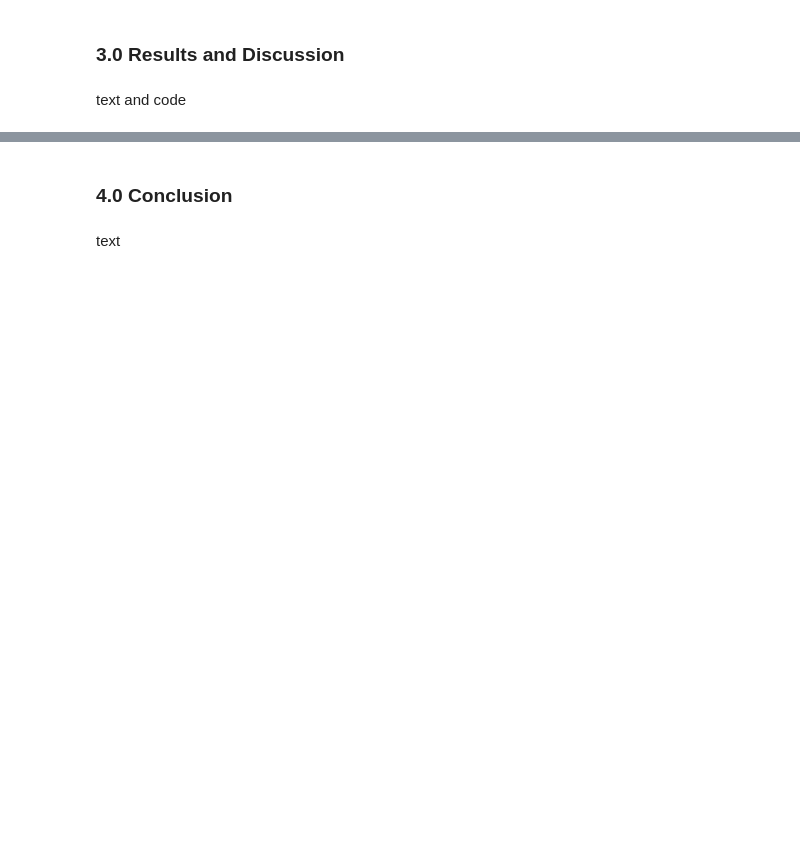
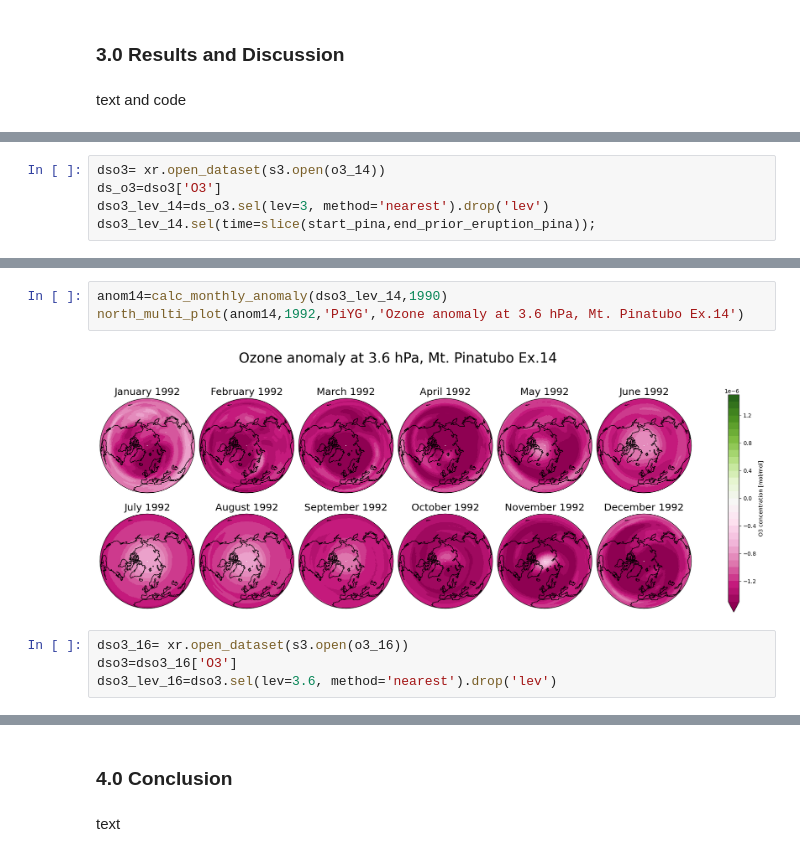
Before and after one commit to eScience-course/Tjaernoe2022-group2, a Jupyter notebook: Sigrid/Report.ipynb, the cells around one changed output, grey strips where cells are left out. Drawn from its saved outputs; the diff is of its cells as text; blank space fills up the shorter version.

Commit message:
Fikk koden til å virke for pinatubo men ikke for krakatao what

```diff
--- a/Sigrid/Report.ipynb
+++ b/Sigrid/Report.ipynb
@@ -120,0 +162,5 @@ text and code
+# %%
+dso3= xr.open_dataset(s3.open(o3_14))
+ds_o3=dso3['O3']
+dso3_lev_14=ds_o3.sel(lev=3, method='nearest').drop('lev')
+dso3_lev_14.sel(time=slice(start_pina,end_prior_eruption_pina));
@@ -120,0 +182,9 @@ text and code
+# %%
+anom14=calc_monthly_anomaly(dso3_lev_14,1990)
+north_multi_plot(anom14,1992,'PiYG','Ozone anomaly at 3.6 hPa, Mt. Pinatubo Ex.14')
+# %% [output]
+[figure, added]
+# %%
+dso3_16= xr.open_dataset(s3.open(o3_16))
+dso3=dso3_16['O3']
+dso3_lev_16=dso3.sel(lev=3.6, method='nearest').drop('lev')
```
Also changed, not shown: parts of 20 cells of this notebook, 2 other files.
